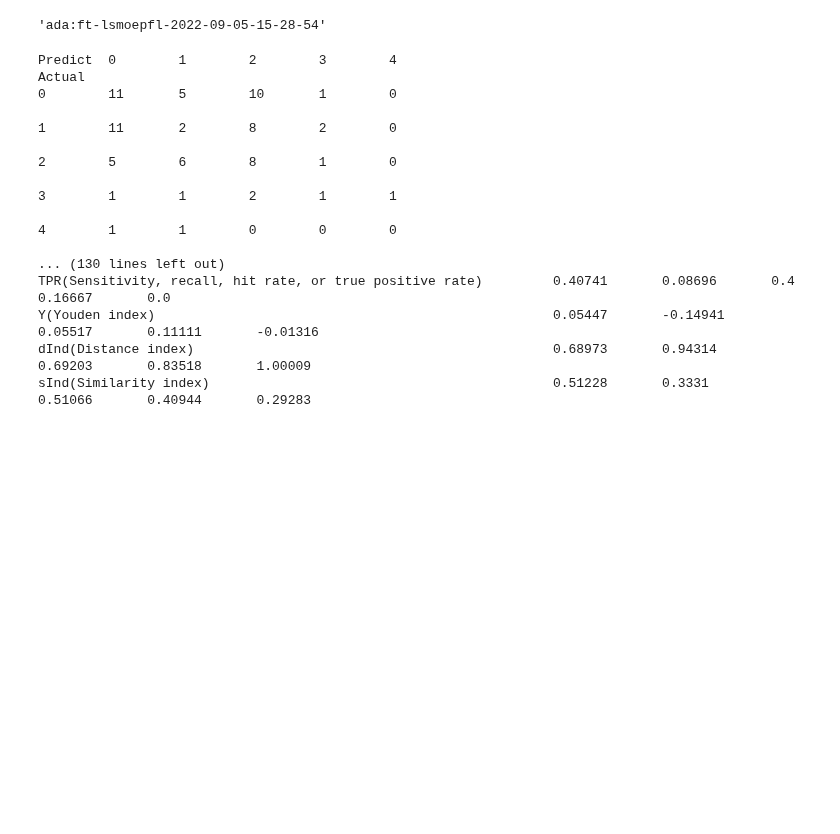
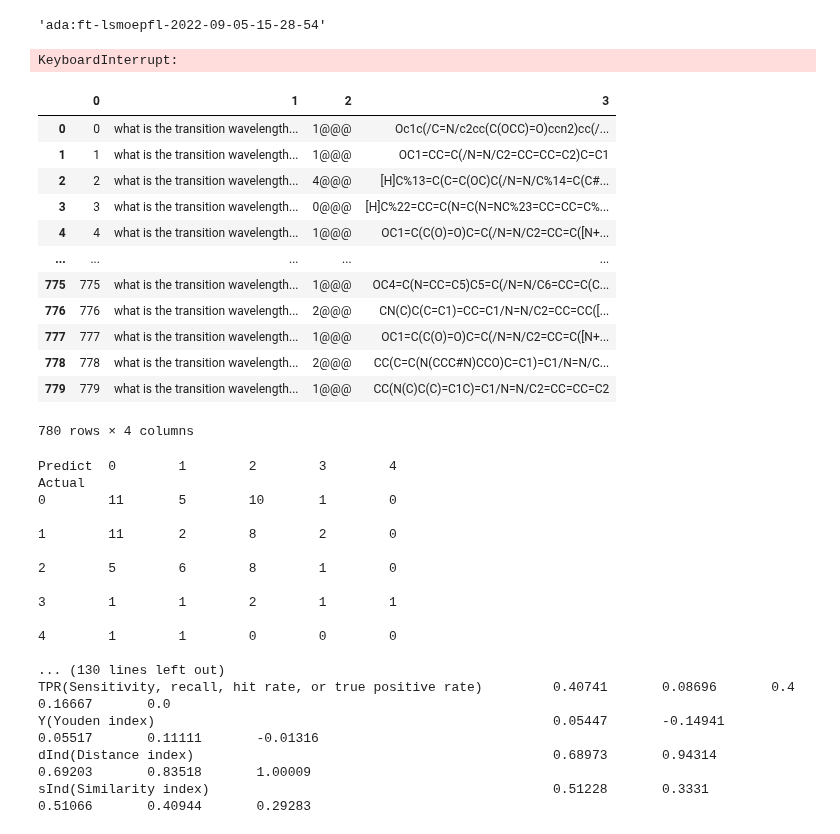
Before and after one commit to kjappelbaum/gpt3forchem, a Jupyter notebook: experiments/17_try_learning_w_smiles_augmentation.ipynb, the cells around one changed output. Drawn from its saved outputs; the diff is of its cells as text; code cells hidden in the pictures; blank space fills up the shorter version.

```diff
--- a/experiments/17_try_learning_w_smiles_augmentation.ipynb
+++ b/experiments/17_try_learning_w_smiles_augmentation.ipynb
@@ -38,6 +38,10 @@ test_prompts_unaugmented = create_single_property_forward_prompts(
     representation_col="SMILES",
     smiles_augmentation=False,
 )
+# %%
+train_prompts = HashableDataFrame(train_prompts)
+test_prompts = HashableDataFrame(test_prompts)
+test_prompts_unaugmented = HashableDataFrame(test_prompts_unaugmented)
 # %%
 train_size = len(train_prompts)
 test_size = len(test_prompts)
@@ -60,3 +64,5 @@ Fine-tune ft-3oU8P4lxLqhlKnFnU3HpvPah has the status "running" and will not be l
 'ada:ft-lsmoepfl-2022-09-05-15-28-54'
 # %%
 completions = query_gpt3('ada:ft-lsmoepfl-2022-09-05-15-28-54', test_prompts)
+# %% [output]
+KeyboardInterrupt:
@@ -63,3 +71,19 @@ completions = query_gpt3('ada:ft-lsmoepfl-2022-09-05-15-28-54', test_prompts)
+# %%
+pd.DataFrame.from_records(tuple(test_prompts.to_records()))
+# %% [output]
+|  | 0 | 1 | 2 | 3 |
+| 0 | 0 | what is the transition wavelength... | 1@@@ | Oc1c(/C=N/c2cc(C(OCC)=O)ccn2)cc(/... |
+| 1 | 1 | what is the transition wavelength... | 1@@@ | OC1=CC=C(/N=N/C2=CC=CC=C2)C=C1 |
+| 2 | 2 | what is the transition wavelength... | 4@@@ | [H]C%13=C(C=C(OC)C(/N=N/C%14=C(C#... |
+| 3 | 3 | what is the transition wavelength... | 0@@@ | [H]C%22=CC=C(N=C(N=NC%23=CC=CC=C%... |
+| 4 | 4 | what is the transition wavelength... | 1@@@ | OC1=C(C(O)=O)C=C(/N=N/C2=CC=C([N+... |
+| ... | ... | ... | ... | ... |
+| 775 | 775 | what is the transition wavelength... | 1@@@ | OC4=C(N=CC=C5)C5=C(/N=N/C6=CC=C(C... |
+| 776 | 776 | what is the transition wavelength... | 2@@@ | CN(C)C(C=C1)=CC=C1/N=N/C2=CC=CC([... |
+| 777 | 777 | what is the transition wavelength... | 1@@@ | OC1=C(C(O)=O)C=C(/N=N/C2=CC=C([N+... |
+| 778 | 778 | what is the transition wavelength... | 2@@@ | CC(C=C(N(CCC#N)CCO)C=C1)=C1/N=N/C... |
+| 779 | 779 | what is the transition wavelength... | 1@@@ | CC(N(C)C(C)=C1C)=C1/N=N/C2=CC=CC=C2 |
+780 rows × 4 columns
 # %%
 completions_unaugmented = query_gpt3('ada:ft-lsmoepfl-2022-09-05-15-28-54', test_prompts_unaugmented)
 # %%
```
Also changed, not shown: parts of 2 cells of this notebook, 9 other files.
